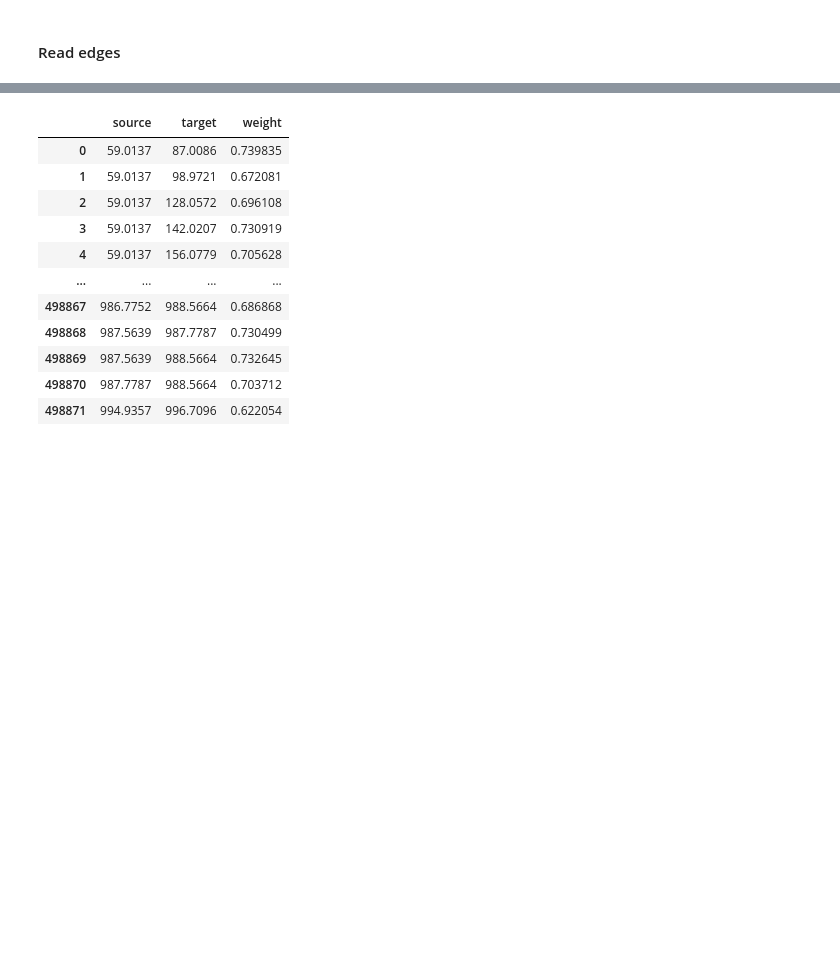
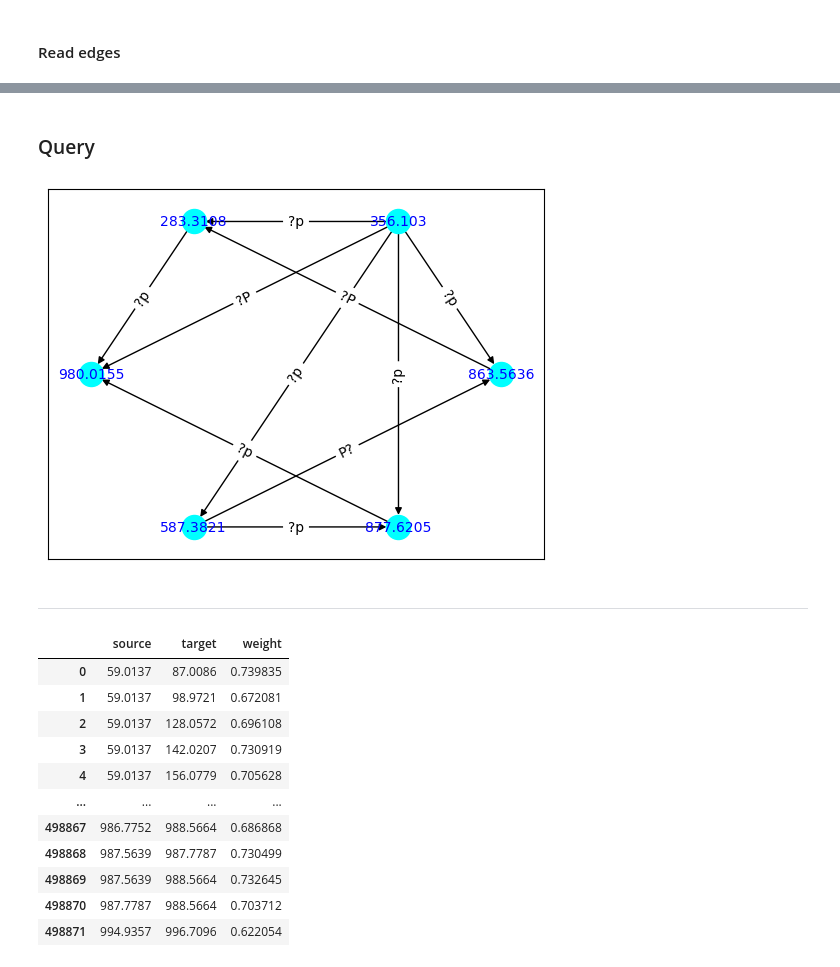
Before and after one commit to win7/GNN_Unsupervised, a Jupyter notebook: change_detection.ipynb, the cells around one changed output, grey strips where cells are left out. Saved outputs shown, nothing was run; the diff lists cells and outputs as text; code cells hidden in the pictures; blank space fills up the shorter version.

```diff
--- a/change_detection.ipynb
+++ b/change_detection.ipynb
@@ -63,0 +54,10 @@ df_edges1
+# %%
+list_graphs = []
+for k in range(len(groups)):
+    df_edges = pd.read_csv("output/{}/common_edges/common_edges_{}_{}_{}.csv".format(exp, methods[k], groups[k], options[k]),
+                            dtype={"source": "string", "target": "string"})
+    sort_edges(df_edges)
+    df_edges.rename(columns={"weight": "weight{}".format(k + 1)}, inplace=True)
+    G = nx.from_pandas_edgelist(df_edges, edge_attr=["weight{}".format(k + 1)])
+
+    list_graphs.append(G)
@@ -63,0 +66,15 @@ df_edges1
+# %%
+R = nx.compose(list_graphs[0], list_graphs[1])
+
+labels = []
+for edge in R.edges():
+    weights = R.get_edge_data(*edge)
+    label = get_label(weights)
+    labels.append(label)
+labels
+
+nx.set_edge_attributes(R, {(u, v): {"change": get_label(ed, th=0.8)} for u, v, ed in R.edges.data()})
+# %%
+df_change = nx.to_pandas_edgelist(R)
+df_change = df_change[["source", "target", "weight1", "weight2", "change"]]
+df_change
@@ -64,3 +111,22 @@ df_edges1
+# %% [markdown]
+### Query
+# %%
+H = nx.from_pandas_edgelist(df_change, "source", "target", edge_attr=["change"], create_using=nx.DiGraph())
+# H.edges(data=True)
+# %%
+HF = H.subgraph(["283.3108", "877.6205", "587.3821", "863.5636", "356.103", "980.0155"])
+edge_labels = nx.get_edge_attributes(HF, "change")
+
+pos = pos=nx.circular_layout(HF)
+nx.draw_networkx(HF, pos, font_color="blue", font_size=10, node_color="cyan")
+nx.draw_networkx_edge_labels(H, pos, edge_labels)
+
+# plt.title("{}: {} --> {}".format(method, group1[0], group2[0]))
+plt.show()
+# %% [output]
+[figure, added]
+# %% [markdown]
+---
 # %%
 G1 = nx.from_pandas_edgelist(df_edges1, "source", "target", edge_attr=["weight"])
 # %%
```
Also changed, not shown: parts of 8 cells of this notebook, 7 other files.
